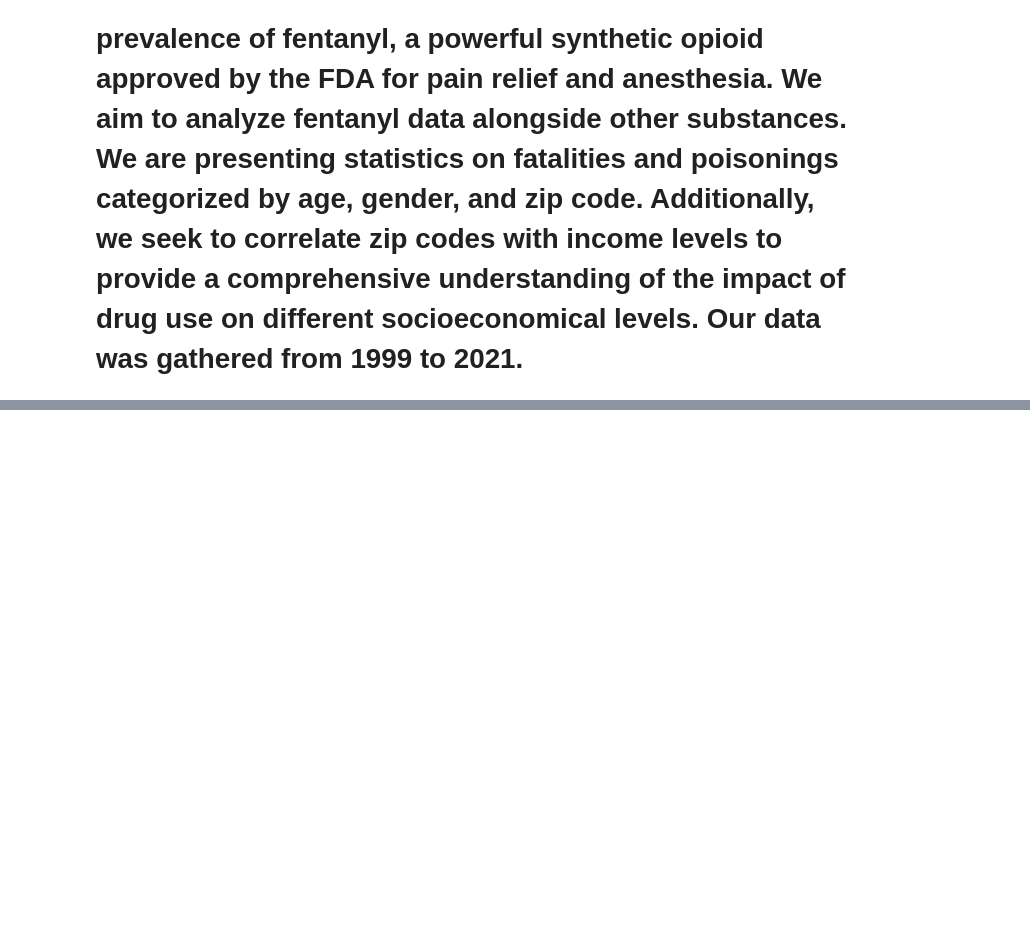
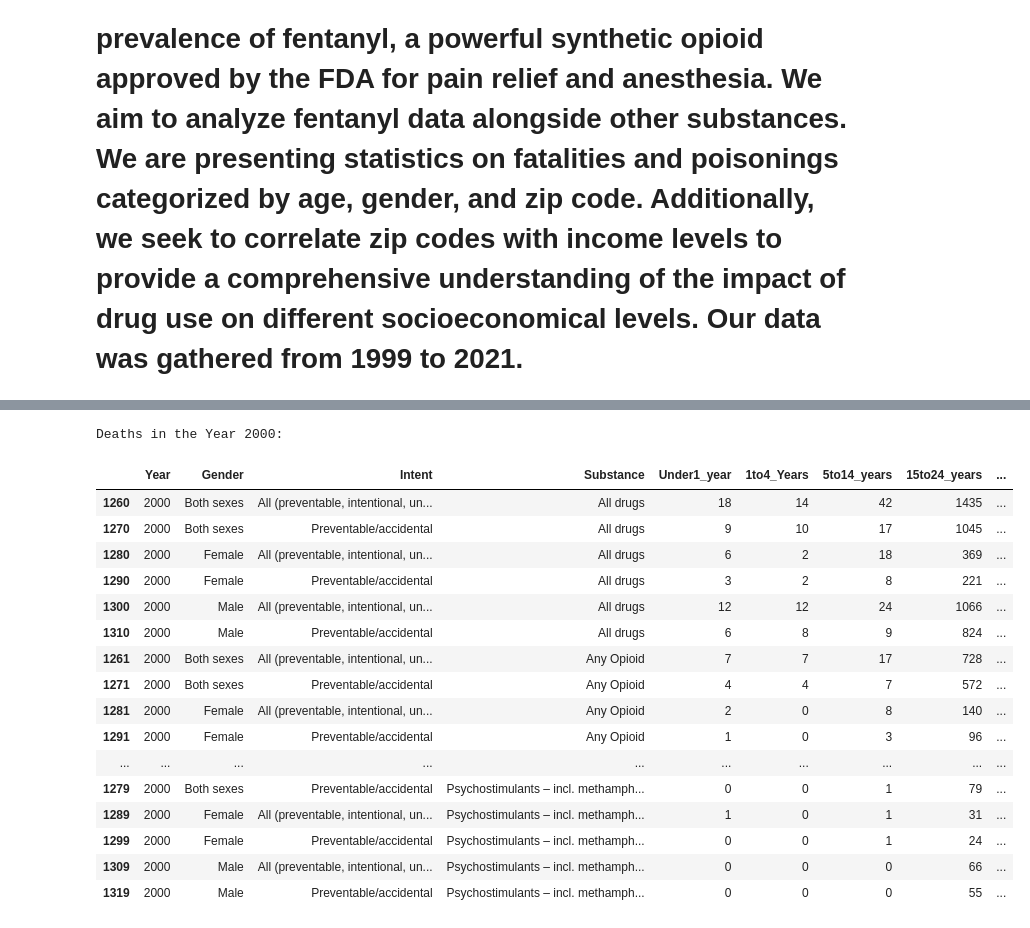
Before and after one commit to ThatCoryGirl/Project3-CrimeData, a Jupyter notebook: project 3 amanda's shit fixing.ipynb, the cells around one changed output, grey strips where cells are left out. Saved outputs shown, nothing was run; the diff lists cells and outputs as text; code cells hidden in the pictures; blank space fills up the shorter version.

```diff
--- a/project 3 amanda's shit fixing.ipynb
+++ b/project 3 amanda's shit fixing.ipynb
@@ -58,7 +244,30 @@ session = Session(engine)
 # %%
-# Sort file
-sorted_by_drug_deaths = death_data_info.sort_values(by=['Year', 'Substance', 'Gender'])
+# Specify the year you want to filter
+target_year = 2000
 
-# Print head()
-sorted_by_drug_deaths.tail(900)
+# Filter the 'Deaths' DataFrame for the specified year
+deaths_2000 = sorted_deaths[sorted_deaths['Year'] == target_year]
+
+# Display the DataFrame containing deaths in the year 2000
+print(f"Deaths in the Year {target_year}:\n")
+display(deaths_2000)
+# %% [output]
+Deaths in the Year 2000:
+|  | Year | Gender | Intent | Substance | Under1_year | 1to4_Years | 5to14_years | 15to24_years | ... |
+| 1260 | 2000 | Both sexes | All (preventable, intentional, un... | All drugs | 18 | 14 | 42 | 1435 | ... |
+| 1270 | 2000 | Both sexes | Preventable/accidental | All drugs | 9 | 10 | 17 | 1045 | ... |
+| 1280 | 2000 | Female | All (preventable, intentional, un... | All drugs | 6 | 2 | 18 | 369 | ... |
+| 1290 | 2000 | Female | Preventable/accidental | All drugs | 3 | 2 | 8 | 221 | ... |
+| 1300 | 2000 | Male | All (preventable, intentional, un... | All drugs | 12 | 12 | 24 | 1066 | ... |
+| 1310 | 2000 | Male | Preventable/accidental | All drugs | 6 | 8 | 9 | 824 | ... |
+| 1261 | 2000 | Both sexes | All (preventable, intentional, un... | Any Opioid | 7 | 7 | 17 | 728 | ... |
+| 1271 | 2000 | Both sexes | Preventable/accidental | Any Opioid | 4 | 4 | 7 | 572 | ... |
+| 1281 | 2000 | Female | All (preventable, intentional, un... | Any Opioid | 2 | 0 | 8 | 140 | ... |
+| 1291 | 2000 | Female | Preventable/accidental | Any Opioid | 1 | 0 | 3 | 96 | ... |
+| ... | ... | ... | ... | ... | ... | ... | ... | ... | ... |
+| 1279 | 2000 | Both sexes | Preventable/accidental | Psychostimulants – incl. methamph... | 0 | 0 | 1 | 79 | ... |
+| 1289 | 2000 | Female | All (preventable, intentional, un... | Psychostimulants – incl. methamph... | 1 | 0 | 1 | 31 | ... |
+| 1299 | 2000 | Female | Preventable/accidental | Psychostimulants – incl. methamph... | 0 | 0 | 1 | 24 | ... |
+| 1309 | 2000 | Male | All (preventable, intentional, un... | Psychostimulants – incl. methamph... | 0 | 0 | 0 | 66 | ... |
+| 1319 | 2000 | Male | Preventable/accidental | Psychostimulants – incl. methamph... | 0 | 0 | 0 | 55 | ... |
 # %%
```
Also changed, not shown: parts of 38 cells of this notebook.
